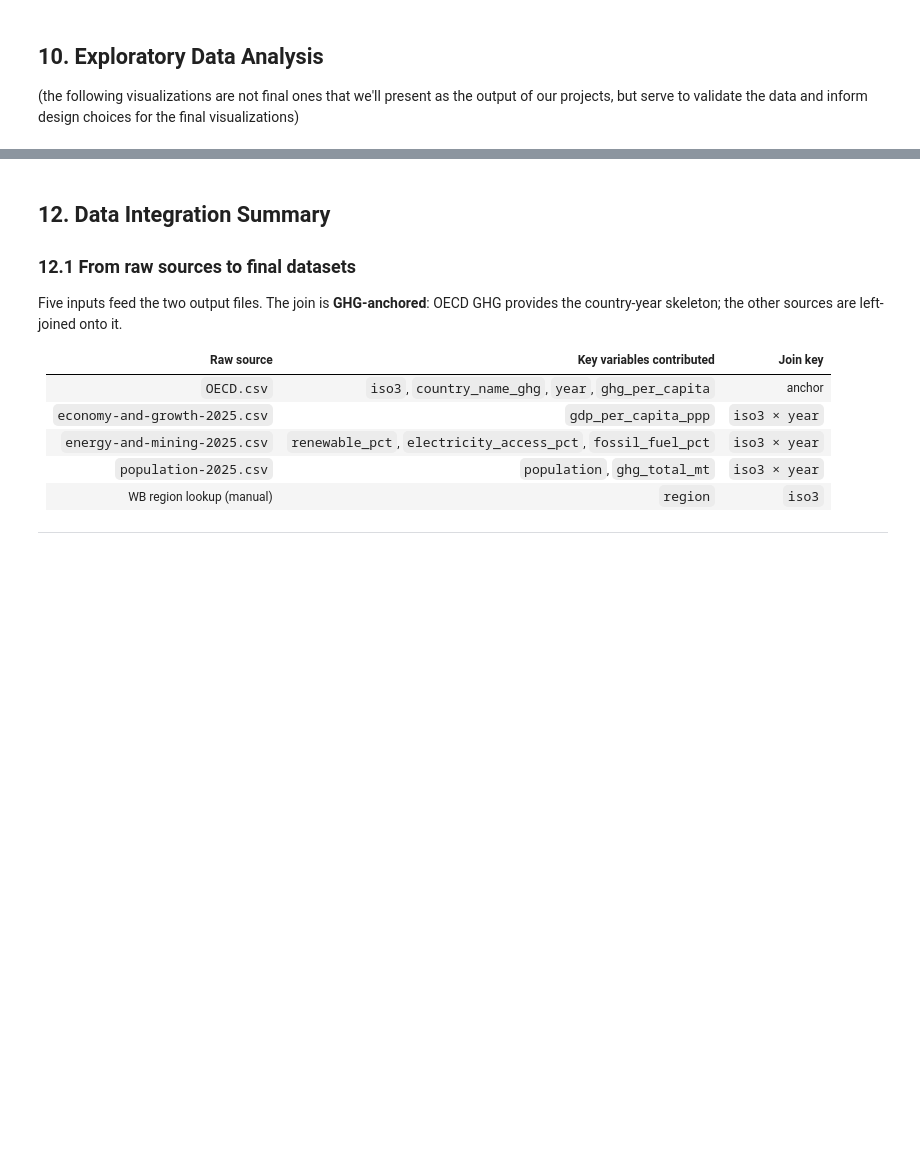
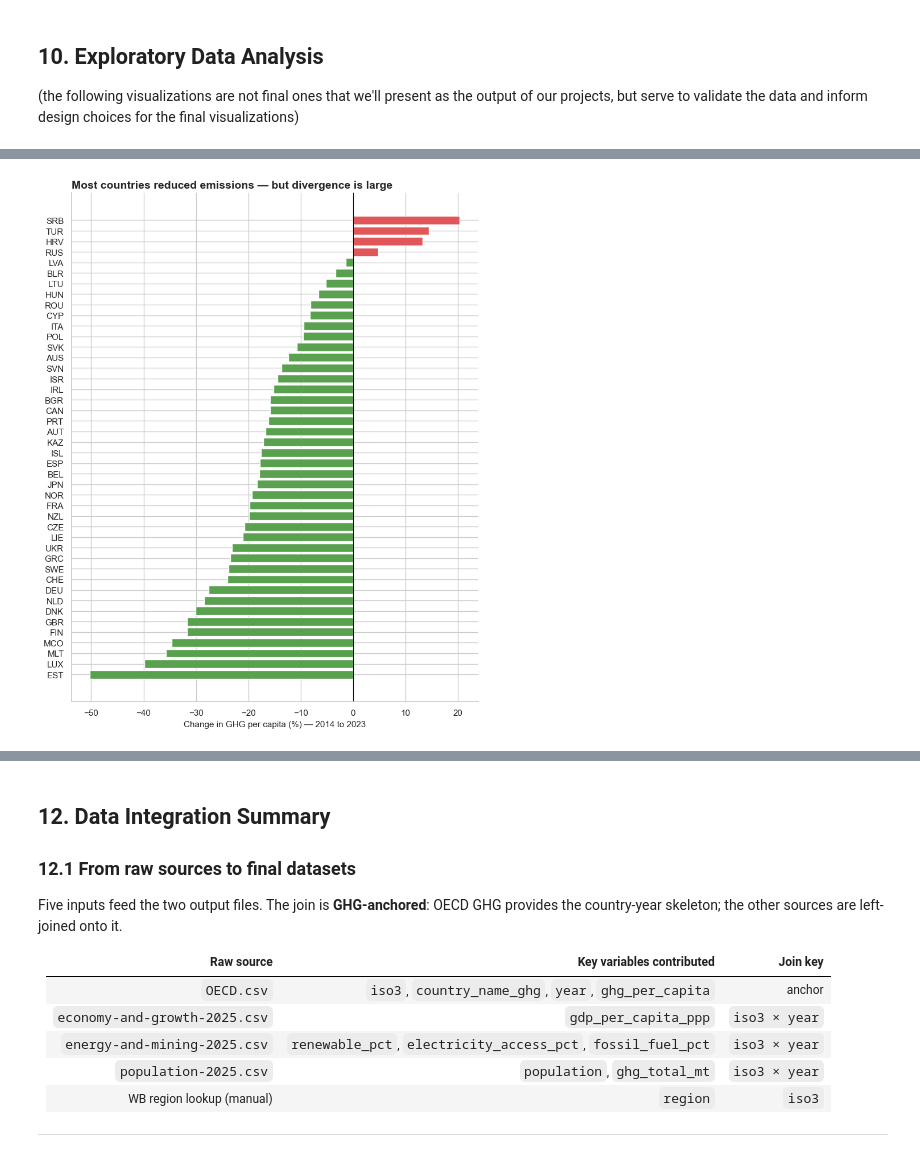
Before and after one commit to mtorella/Data-Visualization-2026, a Jupyter notebook: preprocessing.ipynb, the cells around one changed output, grey strips where cells are left out. Drawn from its saved outputs; the diff is of its cells as text; code cells hidden in the pictures; blank space fills up the shorter version.

```diff
--- a/preprocessing.ipynb
+++ b/preprocessing.ipynb
@@ -1000,0 +661,16 @@ plt.show()
+# %%
+slope_sorted = df_slope.sort_values('ghg_change_pct')
+bar_colors = ['#59a14f' if v < 0 else '#e15759'
+              for v in slope_sorted['ghg_change_pct']]
+
+fig, ax = plt.subplots(figsize=(8, 10))
+ax.barh(slope_sorted['iso3'], slope_sorted['ghg_change_pct'],
+        color=bar_colors)
+ax.axvline(0, color='black', linewidth=0.8)
+ax.set_xlabel('Change in GHG per capita (%) — 2014 to 2023')
+ax.set_title('Most countries reduced emissions — but divergence is large',
+             fontweight='bold', loc='left')
+ax.spines[['top', 'right']].set_visible(False)
+plt.tight_layout()
+# %% [output]
+[figure, added]
```
Also changed, not shown: parts of 46 cells of this notebook, 1 other file.
